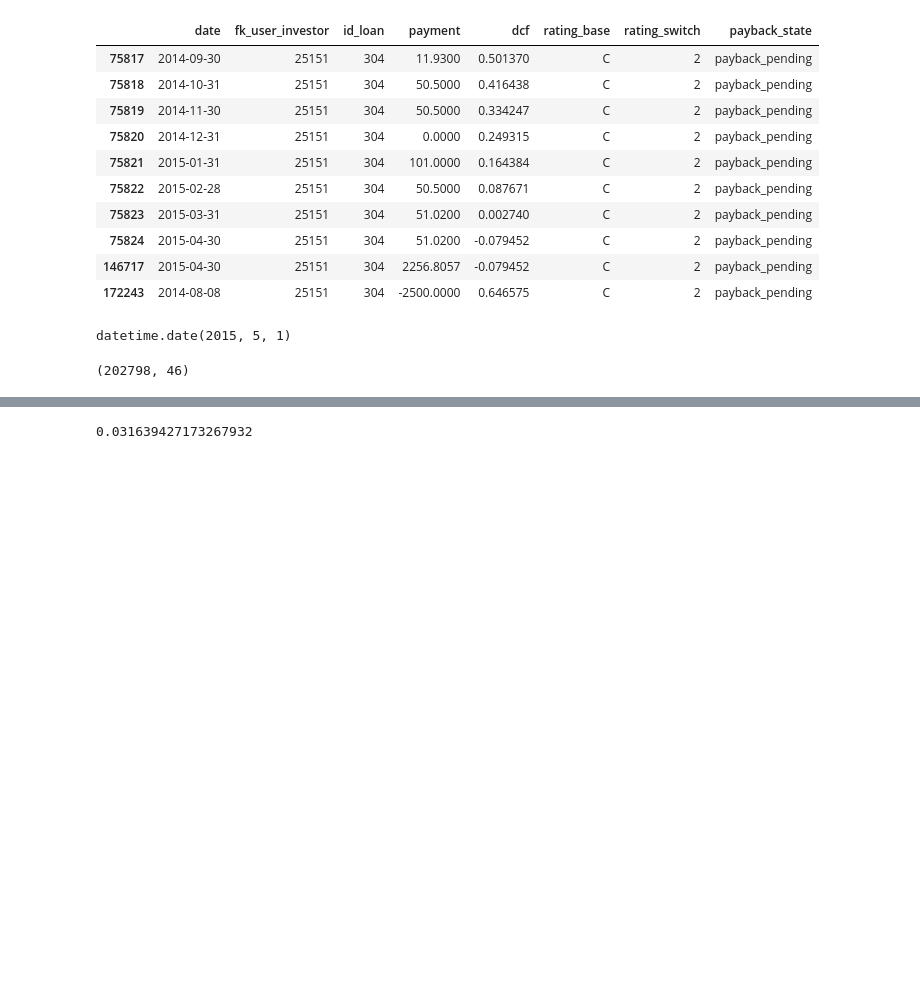
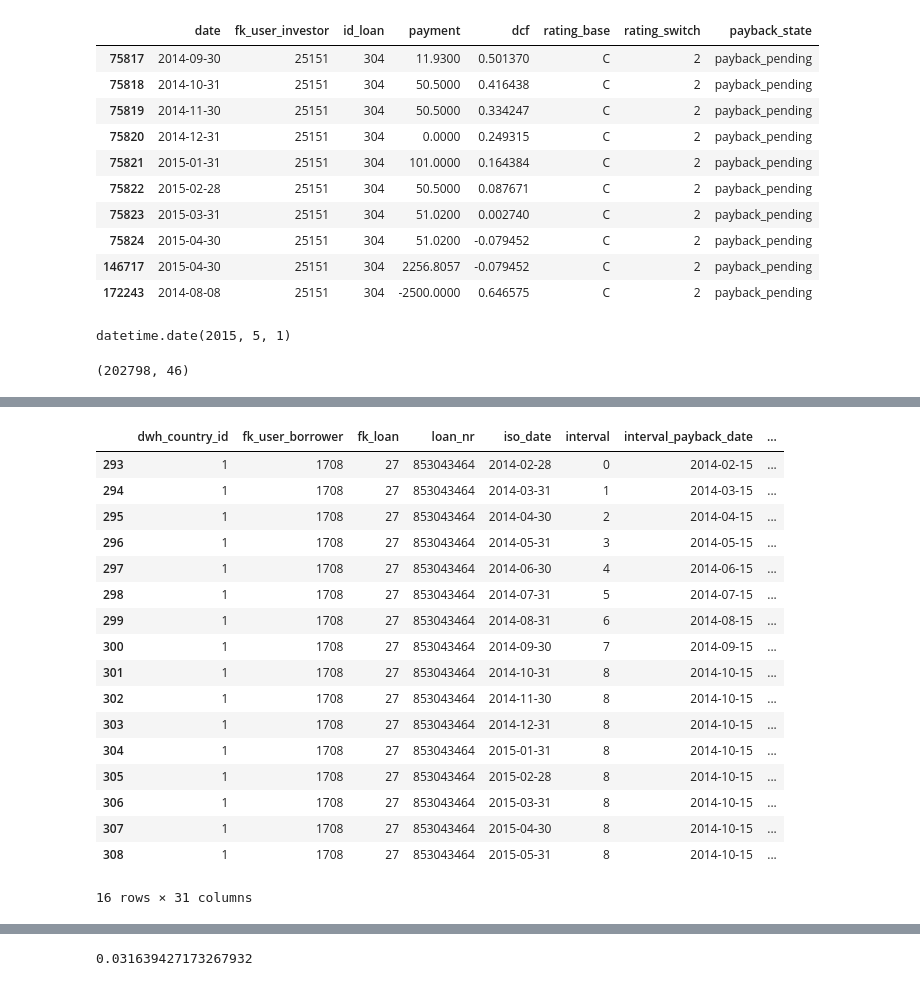
Before and after one commit to seanv507/IPython-Notebooks, a Jupyter notebook: returns01.ipynb, the cells around one changed output, grey strips where cells are left out. Cells and saved outputs as stored; diff of their text form; code cells hidden in the pictures; blank space fills up the shorter version.

```diff
--- a/returns01.ipynb
+++ b/returns01.ipynb
@@ -172,0 +352,21 @@ import itertools
+# %%
+actual_payments[actual_payments.fk_loan==27]
+# %% [output]
+|  | dwh_country_id | fk_user_borrower | fk_loan | loan_nr | iso_date | interval | interval_payback_date | ... |
+| 293 | 1 | 1708 | 27 | 853043464 | 2014-02-28 | 0 | 2014-02-15 | ... |
+| 294 | 1 | 1708 | 27 | 853043464 | 2014-03-31 | 1 | 2014-03-15 | ... |
+| 295 | 1 | 1708 | 27 | 853043464 | 2014-04-30 | 2 | 2014-04-15 | ... |
+| 296 | 1 | 1708 | 27 | 853043464 | 2014-05-31 | 3 | 2014-05-15 | ... |
+| 297 | 1 | 1708 | 27 | 853043464 | 2014-06-30 | 4 | 2014-06-15 | ... |
+| 298 | 1 | 1708 | 27 | 853043464 | 2014-07-31 | 5 | 2014-07-15 | ... |
+| 299 | 1 | 1708 | 27 | 853043464 | 2014-08-31 | 6 | 2014-08-15 | ... |
+| 300 | 1 | 1708 | 27 | 853043464 | 2014-09-30 | 7 | 2014-09-15 | ... |
+| 301 | 1 | 1708 | 27 | 853043464 | 2014-10-31 | 8 | 2014-10-15 | ... |
+| 302 | 1 | 1708 | 27 | 853043464 | 2014-11-30 | 8 | 2014-10-15 | ... |
+| 303 | 1 | 1708 | 27 | 853043464 | 2014-12-31 | 8 | 2014-10-15 | ... |
+| 304 | 1 | 1708 | 27 | 853043464 | 2015-01-31 | 8 | 2014-10-15 | ... |
+| 305 | 1 | 1708 | 27 | 853043464 | 2015-02-28 | 8 | 2014-10-15 | ... |
+| 306 | 1 | 1708 | 27 | 853043464 | 2015-03-31 | 8 | 2014-10-15 | ... |
+| 307 | 1 | 1708 | 27 | 853043464 | 2015-04-30 | 8 | 2014-10-15 | ... |
+| 308 | 1 | 1708 | 27 | 853043464 | 2015-05-31 | 8 | 2014-10-15 | ... |
+16 rows × 31 columns
```
Also changed, not shown: parts of 108 cells of this notebook.
